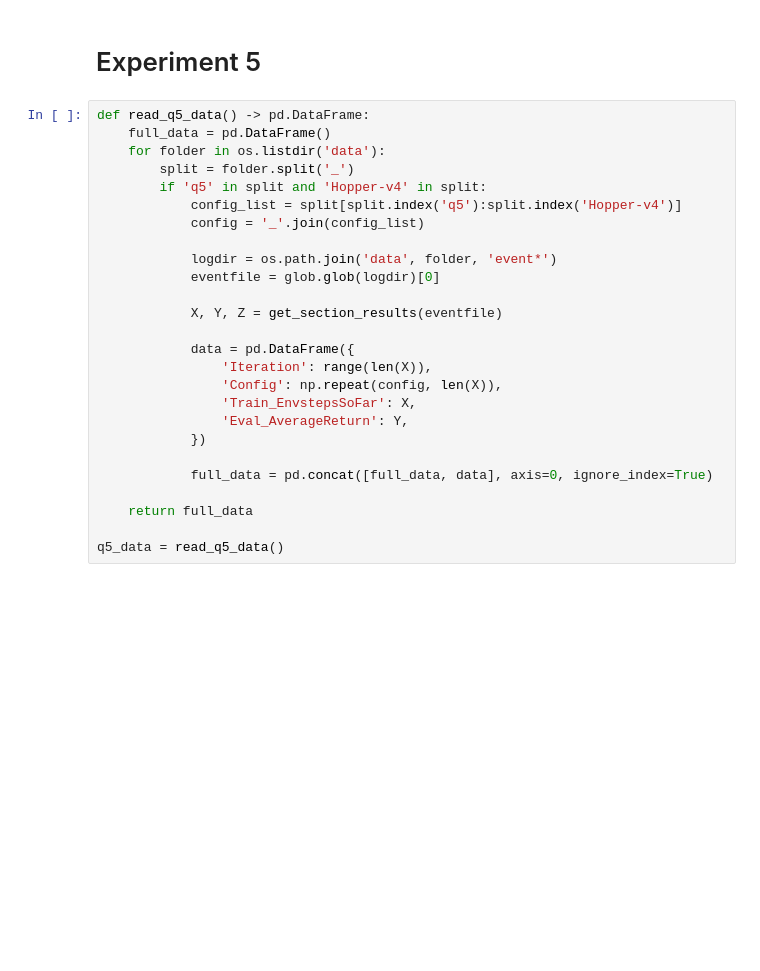
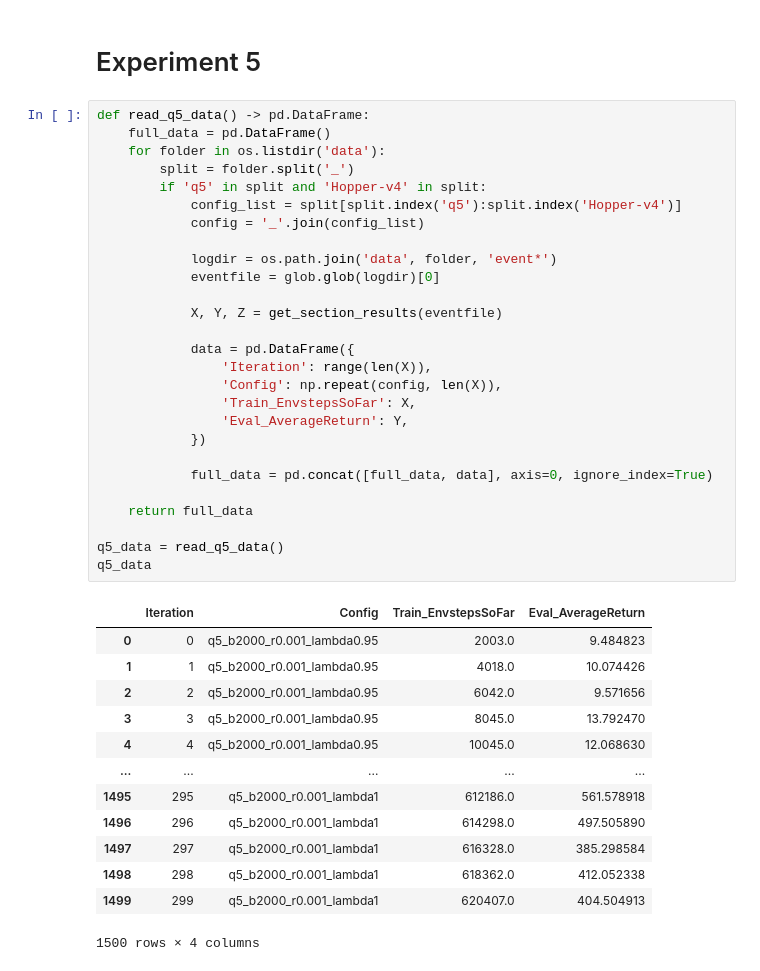
Before and after one commit to kalinplus/cs285-fa22-hw, a Jupyter notebook: hw2/DataVisualization.ipynb, the cells around one changed output. Saved outputs shown, nothing was run; the diff lists cells and outputs as text; blank space fills up the shorter version.

```diff
--- a/hw2/DataVisualization.ipynb
+++ b/hw2/DataVisualization.ipynb
@@ -333,26 +333,41 @@ plt.savefig(os.path.join(export_dir, 'q4_1.png'), dpi=200, bbox_inches='tight')
 # %%
 def read_q5_data() -> pd.DataFrame:
     full_data = pd.DataFrame()
     for folder in os.listdir('data'):
         split = folder.split('_')
         if 'q5' in split and 'Hopper-v4' in split:
             config_list = split[split.index('q5'):split.index('Hopper-v4')]
             config = '_'.join(config_list)
 
             logdir = os.path.join('data', folder, 'event*')
             eventfile = glob.glob(logdir)[0]
 
             X, Y, Z = get_section_results(eventfile)
 
             data = pd.DataFrame({
                 'Iteration': range(len(X)),
                 'Config': np.repeat(config, len(X)),
                 'Train_EnvstepsSoFar': X,
                 'Eval_AverageReturn': Y,
             })
 
             full_data = pd.concat([full_data, data], axis=0, ignore_index=True)
 
     return full_data
 
 q5_data = read_q5_data()
+q5_data
+# %% [output]
+|  | Iteration | Config | Train_EnvstepsSoFar | Eval_AverageReturn |
+| 0 | 0 | q5_b2000_r0.001_lambda0.95 | 2003.0 | 9.484823 |
+| 1 | 1 | q5_b2000_r0.001_lambda0.95 | 4018.0 | 10.074426 |
+| 2 | 2 | q5_b2000_r0.001_lambda0.95 | 6042.0 | 9.571656 |
+| 3 | 3 | q5_b2000_r0.001_lambda0.95 | 8045.0 | 13.792470 |
+| 4 | 4 | q5_b2000_r0.001_lambda0.95 | 10045.0 | 12.068630 |
+| ... | ... | ... | ... | ... |
+| 1495 | 295 | q5_b2000_r0.001_lambda1 | 612186.0 | 561.578918 |
+| 1496 | 296 | q5_b2000_r0.001_lambda1 | 614298.0 | 497.505890 |
+| 1497 | 297 | q5_b2000_r0.001_lambda1 | 616328.0 | 385.298584 |
+| 1498 | 298 | q5_b2000_r0.001_lambda1 | 618362.0 | 412.052338 |
+| 1499 | 299 | q5_b2000_r0.001_lambda1 | 620407.0 | 404.504913 |
+1500 rows × 4 columns
```
Also changed, not shown: parts of 1 cell of this notebook, 6 other files.
